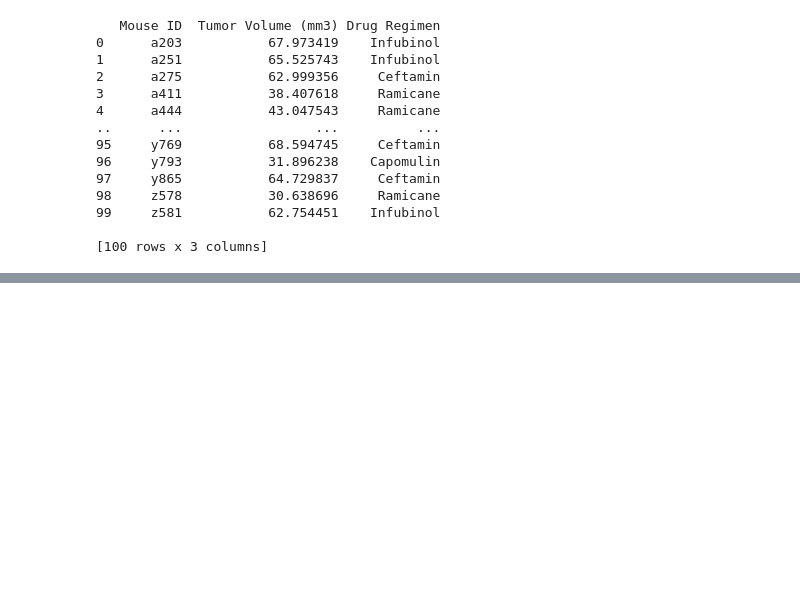
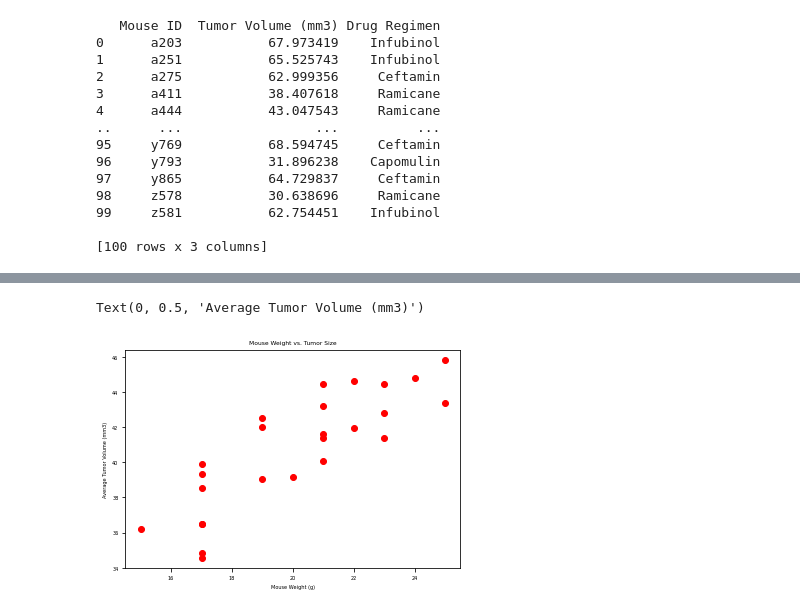
Before and after one commit to anitha0615/Data_Visualisation_Challenge, a Jupyter notebook: Pymaceuticals/pymaceuticals.ipynb, the cells around one changed output, grey strips where cells are left out. Cells and saved outputs as stored; diff of their text form; code cells hidden in the pictures; blank space fills up the shorter version.

```diff
--- a/Pymaceuticals/pymaceuticals.ipynb
+++ b/Pymaceuticals/pymaceuticals.ipynb
@@ -286,0 +386,11 @@ regimen = final_tumor_volume_df['Drug Regimen'].dtype
+# %%
+# Generate a scatter plot of average tumor volume vs. mouse weight for the Capomulin regimen
+
+avg_capo_volume = capomoulin_data.groupby('Mouse ID').mean()
+plt.scatter(avg_capo_volume['Weight (g)'],avg_capo_volume['Tumor Volume (mm3)'],color = 'R')
+plt.title('Mouse Weight vs. Tumor Size')
+plt.xlabel('Mouse Weight (g)')
+plt.ylabel('Average Tumor Volume (mm3)')
+# %% [output]
+Text(0, 0.5, 'Average Tumor Volume (mm3)')
+[figure, added]
```
Also changed, not shown: parts of 7 cells of this notebook.
